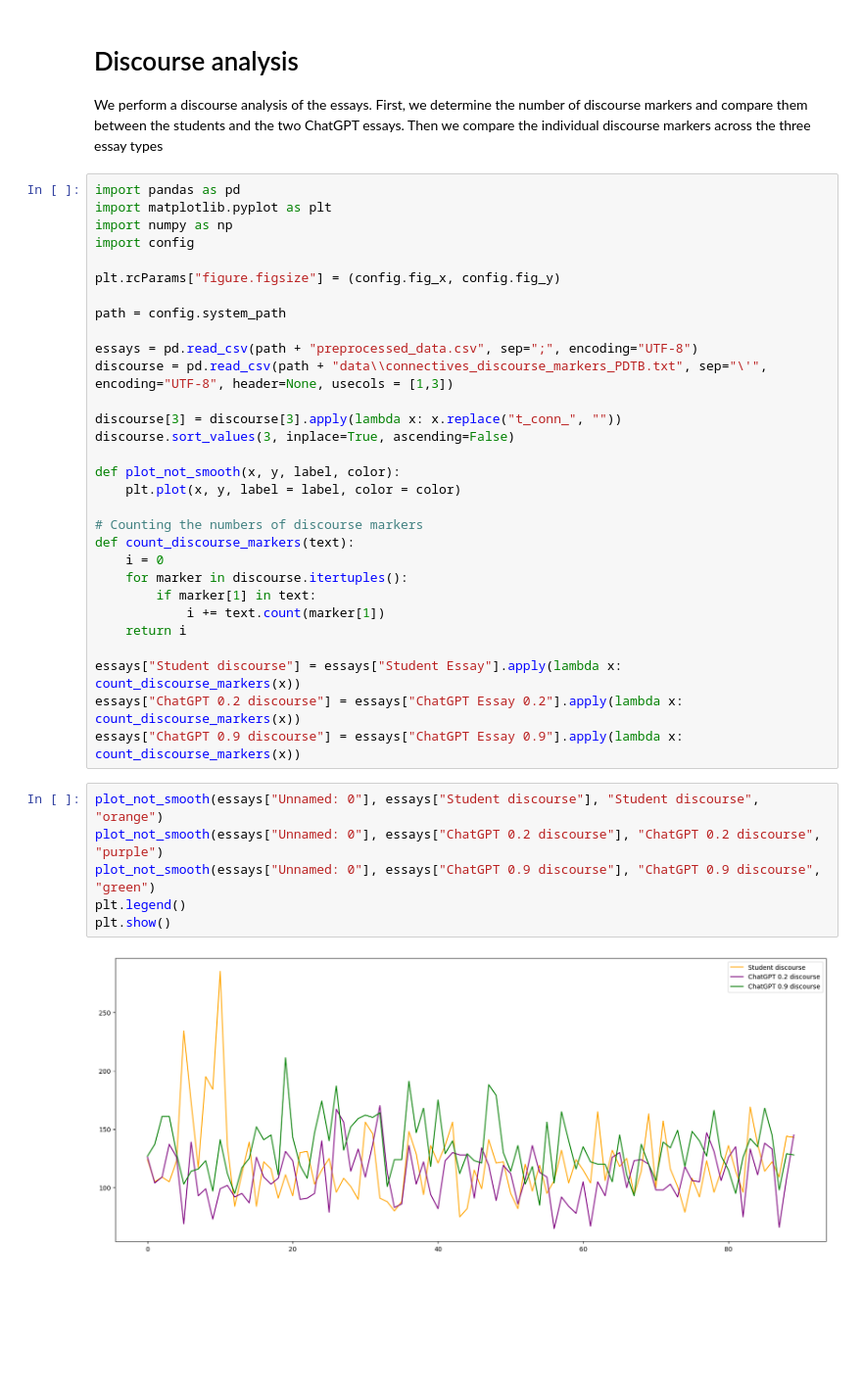
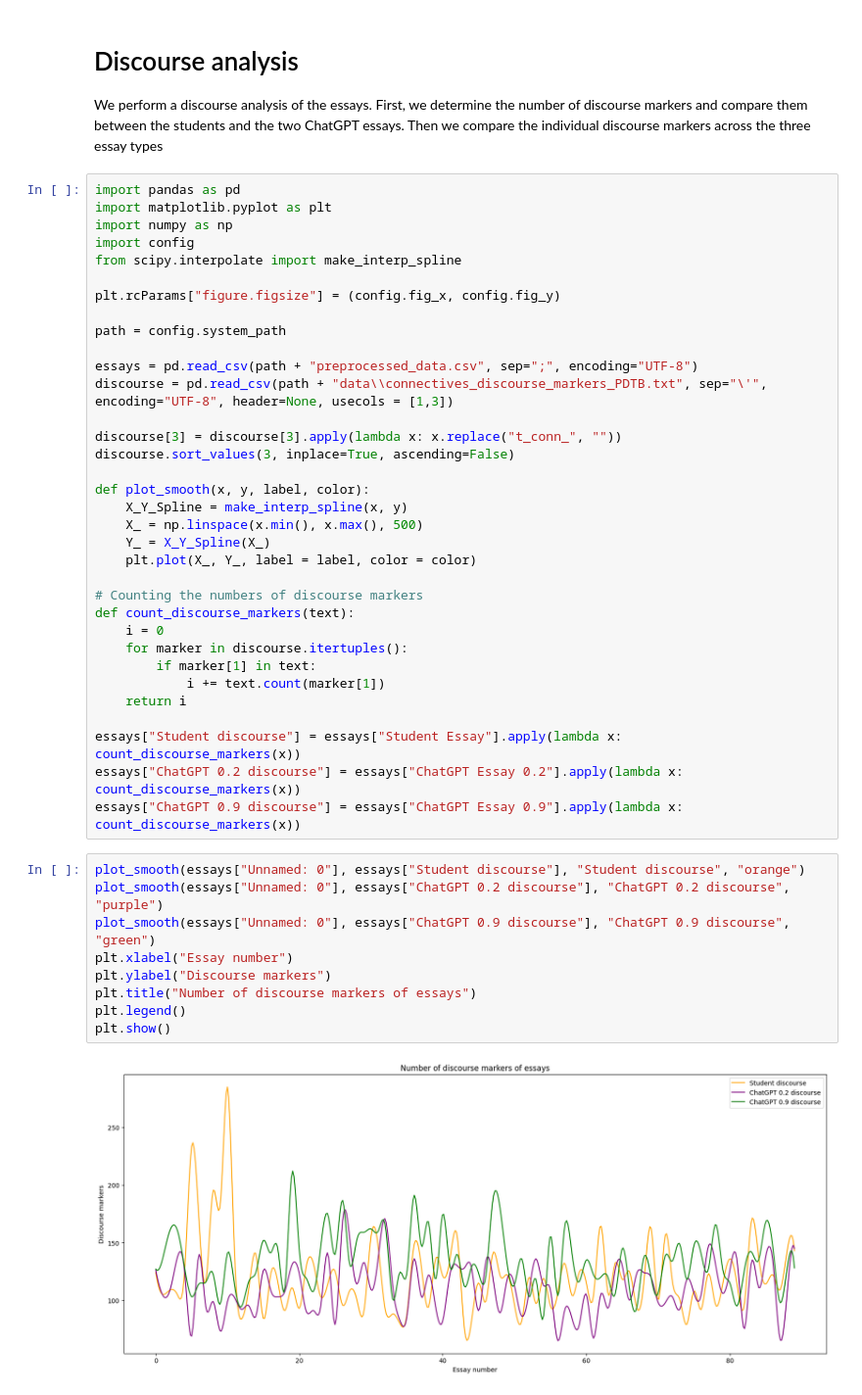
Before and after one commit to schind55/npl_project, a Jupyter notebook: discourse_analysis.ipynb, the cells around one changed output. Shown at 98% size. Cells and saved outputs as stored; diff of their text form; blank space fills up the shorter version.

```diff
--- a/discourse_analysis.ipynb
+++ b/discourse_analysis.ipynb
@@ -6,6 +6,7 @@ import pandas as pd
 import matplotlib.pyplot as plt
 import numpy as np
 import config
+from scipy.interpolate import make_interp_spline
 
 plt.rcParams["figure.figsize"] = (config.fig_x, config.fig_y)
 
@@ -17,8 +18,11 @@ discourse = pd.read_csv(path + "data\\connectives_discourse_markers_PDTB.txt", s
 discourse[3] = discourse[3].apply(lambda x: x.replace("t_conn_", ""))
 discourse.sort_values(3, inplace=True, ascending=False)
 
-def plot_not_smooth(x, y, label, color):
-    plt.plot(x, y, label = label, color = color)
+def plot_smooth(x, y, label, color):
+    X_Y_Spline = make_interp_spline(x, y)
+    X_ = np.linspace(x.min(), x.max(), 500)
+    Y_ = X_Y_Spline(X_)
+    plt.plot(X_, Y_, label = label, color = color)
 
 # Counting the numbers of discourse markers
 def count_discourse_markers(text):
@@ -32,13 +36,16 @@ essays["Student discourse"] = essays["Student Essay"].apply(lambda x: count_disc
 essays["ChatGPT 0.2 discourse"] = essays["ChatGPT Essay 0.2"].apply(lambda x: count_discourse_markers(x))
 essays["ChatGPT 0.9 discourse"] = essays["ChatGPT Essay 0.9"].apply(lambda x: count_discourse_markers(x))
 # %%
-plot_not_smooth(essays["Unnamed: 0"], essays["Student discourse"], "Student discourse", "orange")
-plot_not_smooth(essays["Unnamed: 0"], essays["ChatGPT 0.2 discourse"], "ChatGPT 0.2 discourse", "purple")
-plot_not_smooth(essays["Unnamed: 0"], essays["ChatGPT 0.9 discourse"], "ChatGPT 0.9 discourse", "green")
+plot_smooth(essays["Unnamed: 0"], essays["Student discourse"], "Student discourse", "orange")
+plot_smooth(essays["Unnamed: 0"], essays["ChatGPT 0.2 discourse"], "ChatGPT 0.2 discourse", "purple")
+plot_smooth(essays["Unnamed: 0"], essays["ChatGPT 0.9 discourse"], "ChatGPT 0.9 discourse", "green")
+plt.xlabel("Essay number")
+plt.ylabel("Discourse markers")
+plt.title("Number of discourse markers of essays")
 plt.legend()
 plt.show()
 # %% [output]
-[figure, old version]
+[figure, new version]
 # %%
 all_modals = []
 for marker in discourse.itertuples():
```
Also changed, not shown: parts of 2 cells of this notebook, 4 other files.
